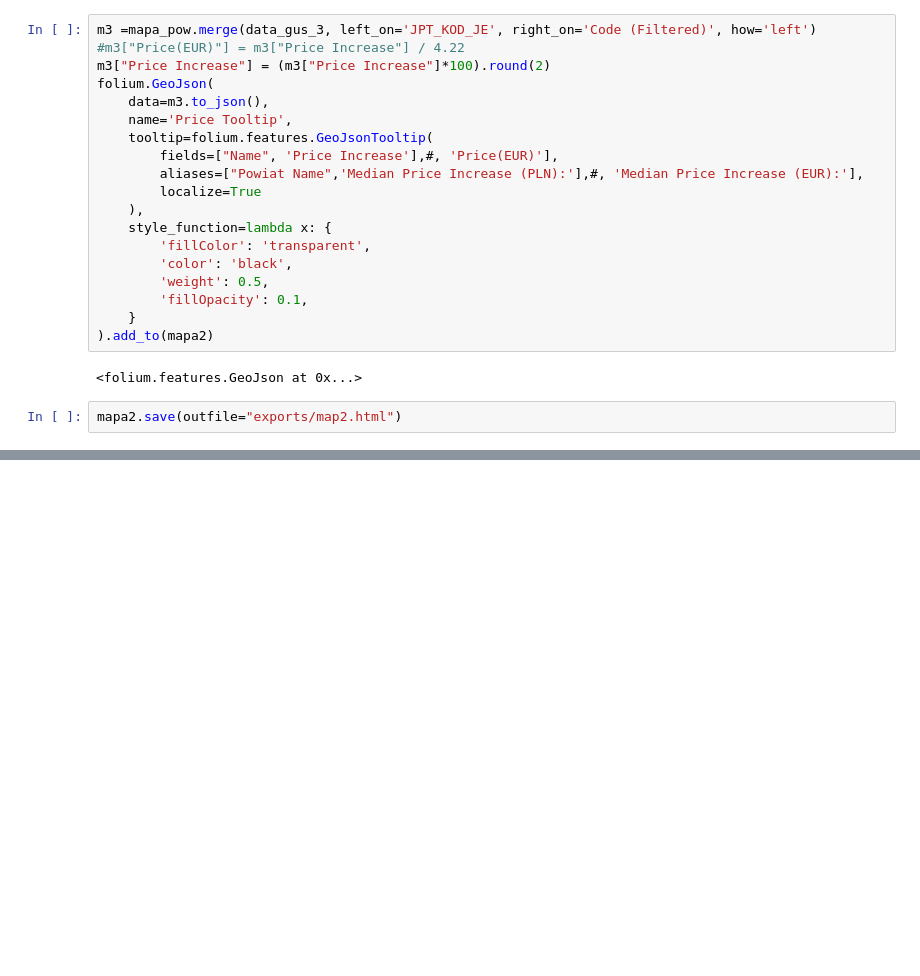
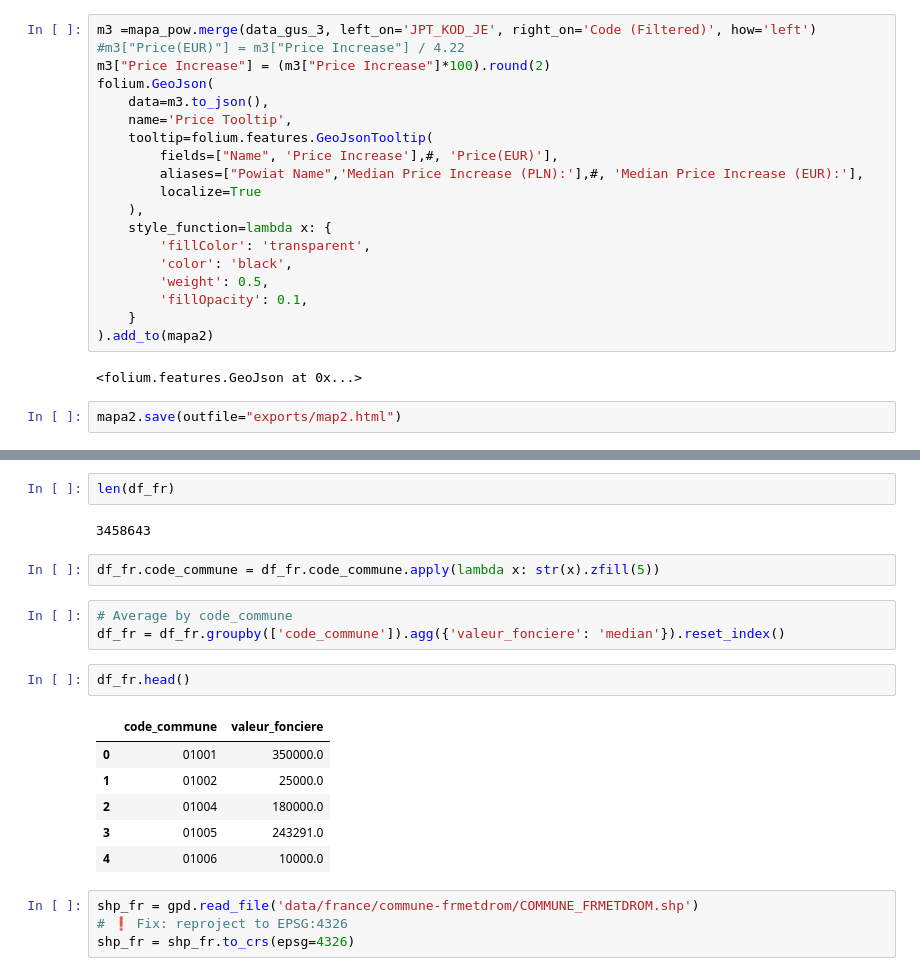
Before and after one commit to leoandeol/euromap, a Jupyter notebook: test.ipynb, the cells around one changed output, grey strips where cells are left out. Drawn from its saved outputs; the diff is of its cells as text; blank space fills up the shorter version.

```diff
--- a/test.ipynb
+++ b/test.ipynb
@@ -140,0 +170,22 @@ mapa2.save(outfile="exports/map2.html")
+# %%
+len(df_fr)
+# %% [output]
+3458643
+# %%
+df_fr.code_commune = df_fr.code_commune.apply(lambda x: str(x).zfill(5))
+# %%
+# Average by code_commune
+df_fr = df_fr.groupby(['code_commune']).agg({'valeur_fonciere': 'median'}).reset_index()
+# %%
+df_fr.head()
+# %% [output]
+|  | code_commune | valeur_fonciere |
+| 0 | 01001 | 350000.0 |
+| 1 | 01002 | 25000.0 |
+| 2 | 01004 | 180000.0 |
+| 3 | 01005 | 243291.0 |
+| 4 | 01006 | 10000.0 |
+# %%
+shp_fr = gpd.read_file('data/france/commune-frmetdrom/COMMUNE_FRMETDROM.shp')
+# ❗ Fix: reproject to EPSG:4326
+shp_fr = shp_fr.to_crs(epsg=4326)
```
Also changed, not shown: parts of 23 cells of this notebook, 1 other file.
